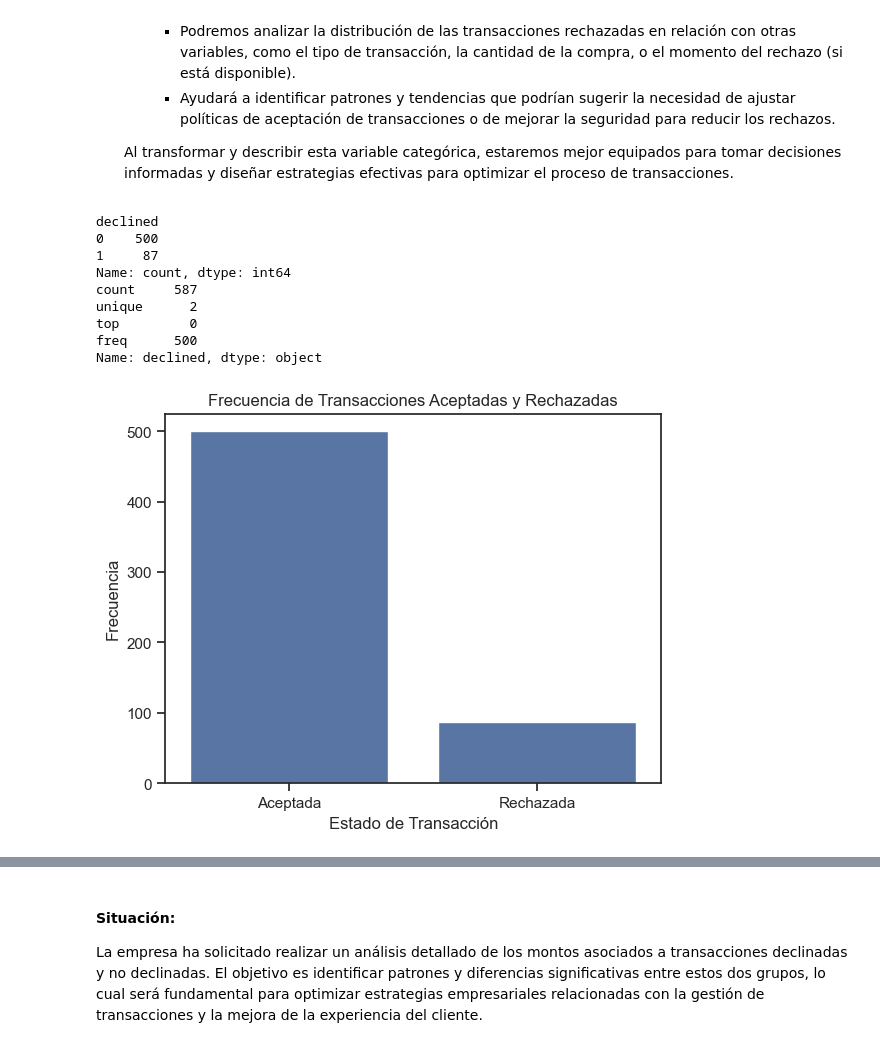
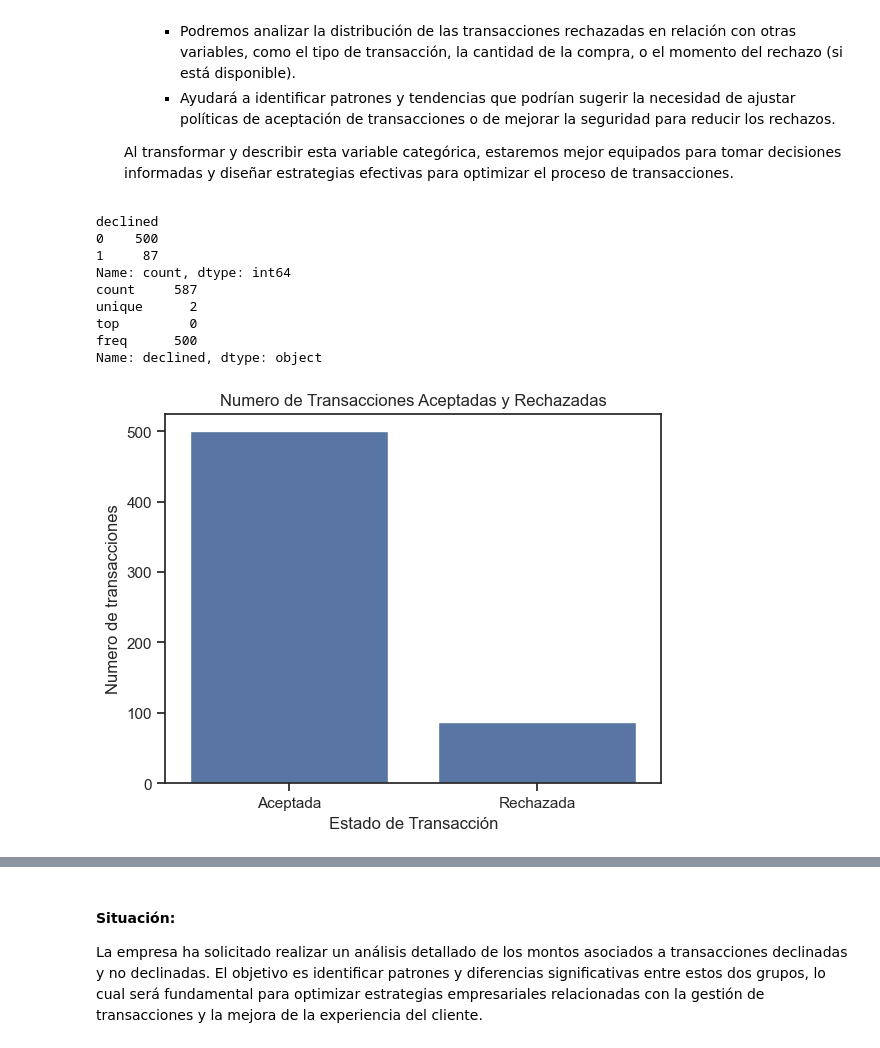
Before and after one commit to mcariqueo/Data_analytics_2024, a Jupyter notebook: Sprint_8_Python/sprint.ipynb, the cells around one changed output, grey strips where cells are left out. Drawn from its saved outputs; the diff is of its cells as text; code cells hidden in the pictures.

```diff
--- a/Sprint_8_Python/sprint.ipynb
+++ b/Sprint_8_Python/sprint.ipynb
@@ -255,33 +247,33 @@ fig.show()
 # %%
 # Convertir la columna 'declined' a una variable categórica
 df_transactions['declined'] = df_transactions['declined'].astype('category')
 
-# Calcula la frecuencia de valores y  Muestra la tabla de frecuencias
+# Calcula la frecuencia de valores y  Muestra la tabla de frecuencias. Esto sera utilizado para saber los valores asocidados al gráfico.
 freq_table = df_transactions['declined'].value_counts()
 print(freq_table)
 
 # Describir la variable categórica
 description = df_transactions['declined'].describe()
 print(description)
 
 # Crear el gráfico de barras
 sns.countplot(x='declined', data=df_transactions)
-plt.title('Frecuencia de Transacciones Aceptadas y Rechazadas')
+plt.title('Numero de Transacciones Aceptadas y Rechazadas')
 plt.xlabel('Estado de Transacción')
-plt.ylabel('Frecuencia')
+plt.ylabel('Numero de transacciones')
 plt.xticks(ticks=[0, 1], labels=['Aceptada', 'Rechazada'])
 plt.show()
 # %% [output]
 declined
 0    500
 1     87
 Name: count, dtype: int64
 count     587
 unique      2
 top         0
 freq      500
 Name: declined, dtype: object
-[figure, old version]
+[figure, new version]
 # %% [markdown]
 #### **Analisis:**
 
```
Also changed, not shown: parts of 13 cells of this notebook, 2 other files.
